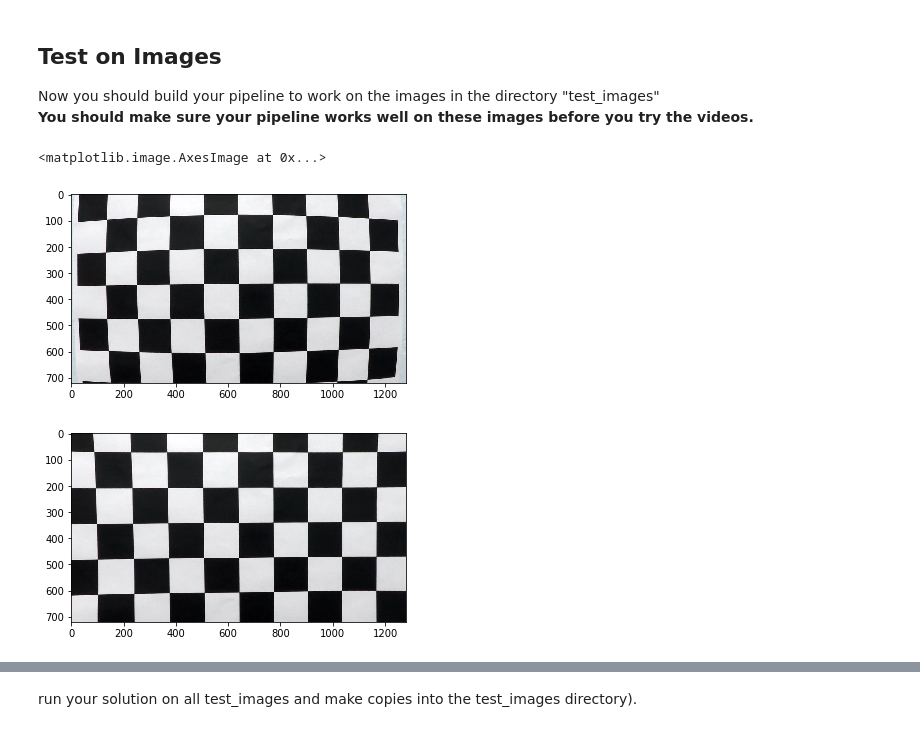
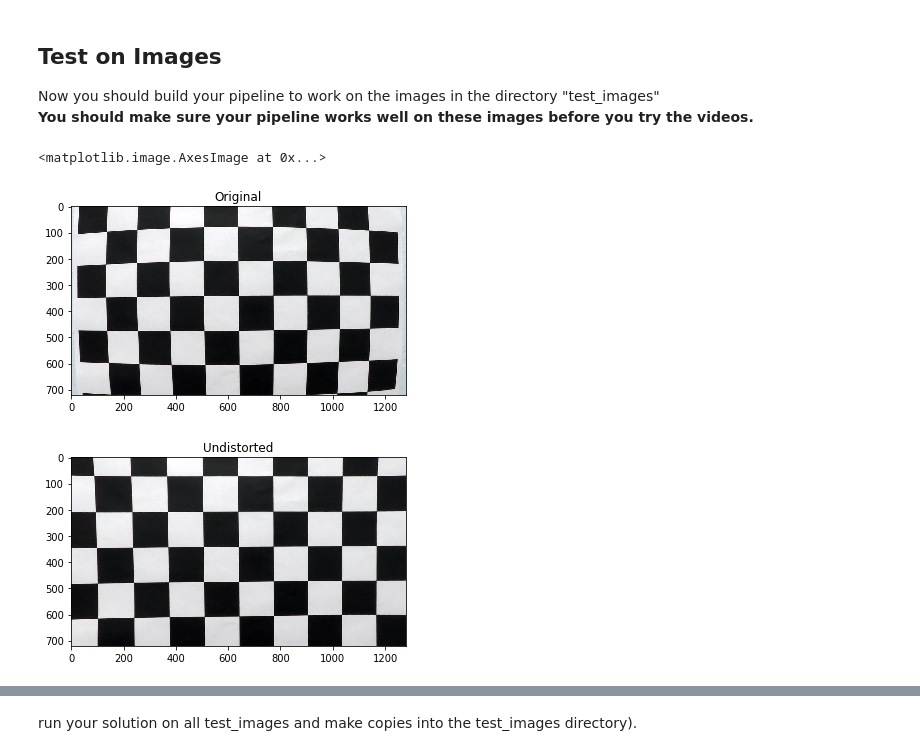
Before and after one commit to gsandeep1231/Udacity-CarND-Advanced-Lane-Lines, a Jupyter notebook: CarND-Advanced-Lane-Lines.ipynb, the cells around one changed output, grey strips where cells are left out. Saved outputs shown, nothing was run; the diff lists cells and outputs as text; code cells hidden in the pictures.

Commit message:
added readme images

```diff
--- a/CarND-Advanced-Lane-Lines.ipynb
+++ b/CarND-Advanced-Lane-Lines.ipynb
@@ -331,13 +331,13 @@ camera_objpoints, camera_imgpoints = calibrate_camera()
 # %%
 # Test calibration
 image = cv2.imread('camera_cal/calibration1.jpg')
-plt.figure(); plt.imshow(image)
+plt.figure(); plt.title('Original'); plt.imshow(image)
 undist = undistort_image(image, camera_objpoints, camera_imgpoints)
-plt.figure(); plt.imshow(undist)
+plt.figure(); plt.title('Undistorted'); plt.imshow(undist)
 # %% [output]
 <matplotlib.image.AxesImage at 0x...>
-[figure, old version]
+[figure, new version]
-[figure, old version]
+[figure, new version]
 # %%
 # Undistort image
 #orig_image = cv2.imread('/Users/SandeepGangundi/Documents/Courses/Udacity/Self_Driving_Car_ND/Term1/Udacity-CarND-Advanced-Lane-Lines/camera_cal/calibration1.jpg')
```
Also changed, not shown: parts of 1 cell of this notebook, 4 other files.
